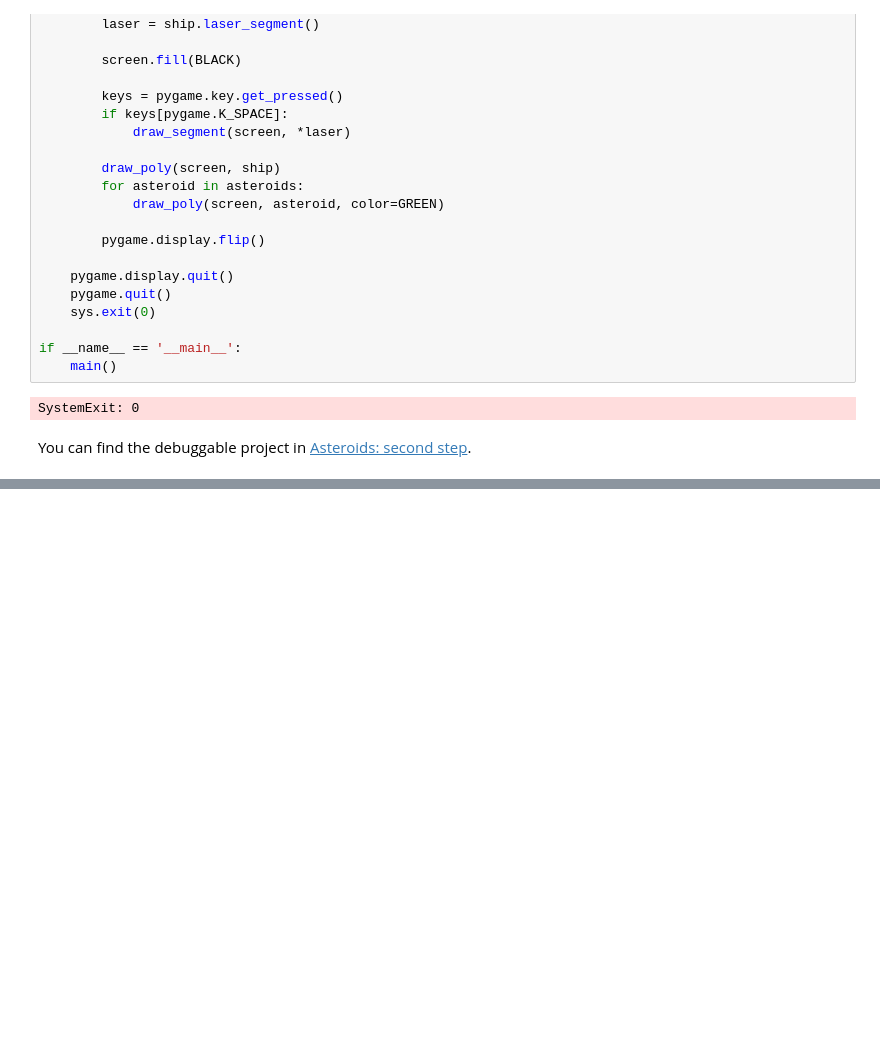
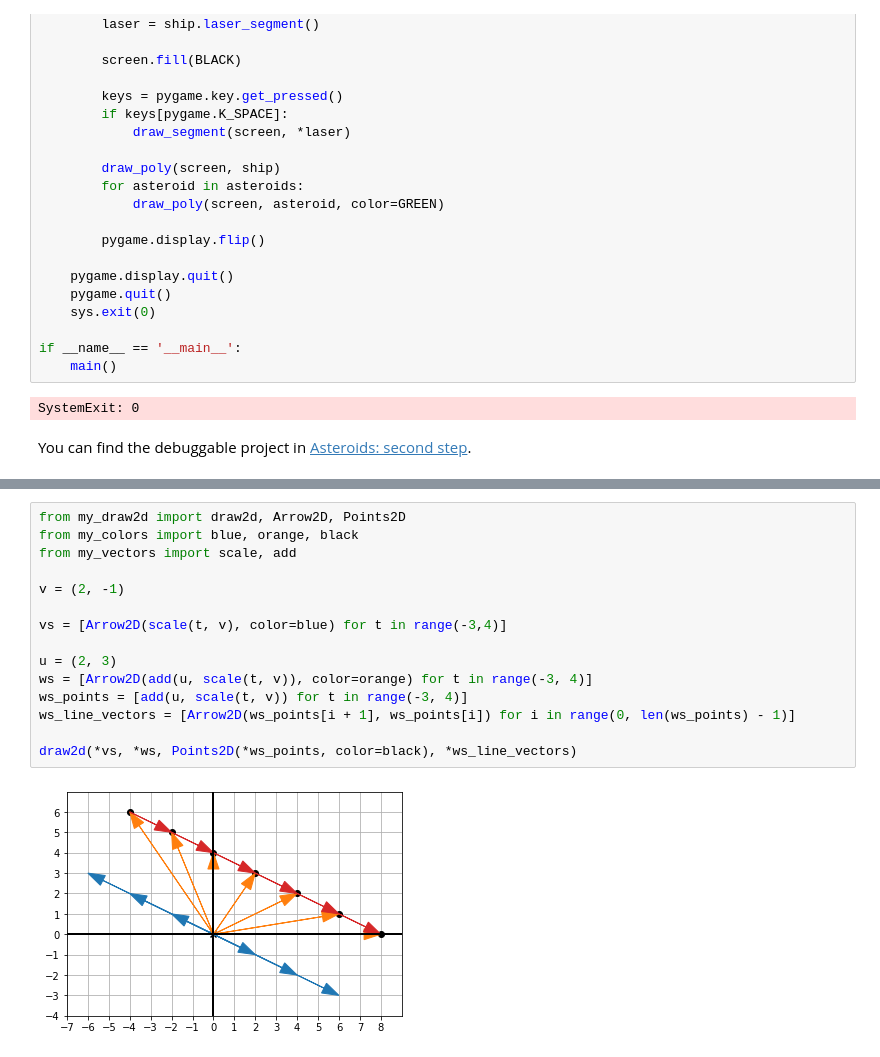
Before and after one commit to sergiofgonzalez/math-workbench, a Jupyter notebook: 06-solving-systems-of-linear-equations/01-systems-of-linear-equations-concepts-notebook/concepts.ipynb, the cells around one changed output, grey strips where cells are left out. Cells and saved outputs as stored; diff of their text form; blank space fills up the shorter version.

```diff
--- a/06-solving-systems-of-linear-equations/01-systems-of-linear-equations-concepts-notebook/concepts.ipynb
+++ b/06-solving-systems-of-linear-equations/01-systems-of-linear-equations-concepts-notebook/concepts.ipynb
@@ -368,0 +395,17 @@ You can find the debuggable project in [Asteroids: second step](../e00-my-draw-l
+# %%
+from my_draw2d import draw2d, Arrow2D, Points2D
+from my_colors import blue, orange, black
+from my_vectors import scale, add
+
+v = (2, -1)
+
+vs = [Arrow2D(scale(t, v), color=blue) for t in range(-3,4)]
+
+u = (2, 3)
+ws = [Arrow2D(add(u, scale(t, v)), color=orange) for t in range(-3, 4)]
+ws_points = [add(u, scale(t, v)) for t in range(-3, 4)]
+ws_line_vectors = [Arrow2D(ws_points[i + 1], ws_points[i]) for i in range(0, len(ws_points) - 1)]
+
+draw2d(*vs, *ws, Points2D(*ws_points, color=black), *ws_line_vectors)
+# %% [output]
+[figure, added]
```
Also changed, not shown: parts of 36 cells of this notebook, 8 other files.
